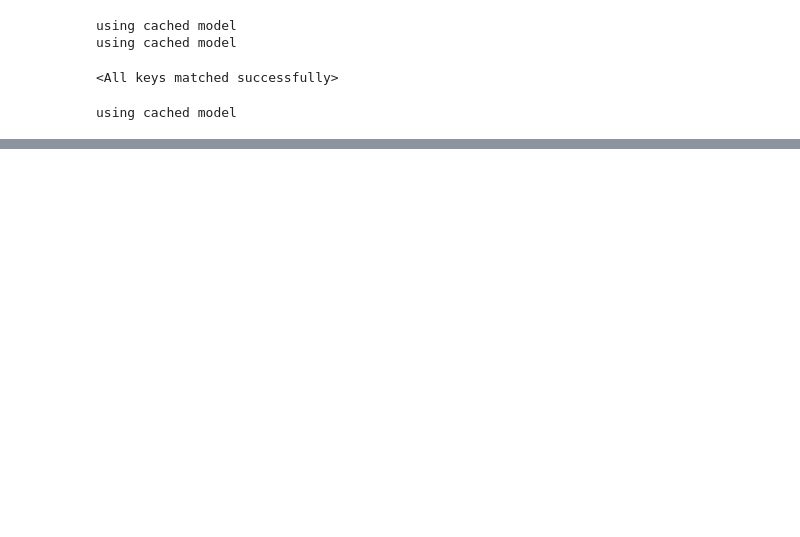
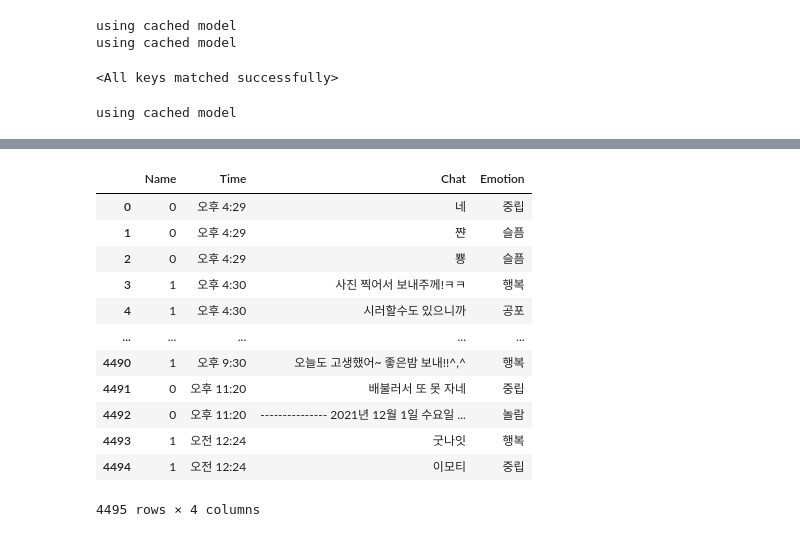
Before and after one commit to tigerak/kakao, a Jupyter notebook: Test.ipynb, the cells around one changed output, grey strips where cells are left out. Saved outputs shown, nothing was run; the diff lists cells and outputs as text; code cells hidden in the pictures; blank space fills up the shorter version.

```diff
--- a/Test.ipynb
+++ b/Test.ipynb
@@ -128,0 +229,16 @@ data_list = []
+# %%
+data
+# %% [output]
+|  | Name | Time | Chat | Emotion |
+| 0 | 0 | 오후 4:29 | 네 | 중립 |
+| 1 | 0 | 오후 4:29 | 쨘 | 슬픔 |
+| 2 | 0 | 오후 4:29 | 뿅 | 슬픔 |
+| 3 | 1 | 오후 4:30 | 사진 찍어서 보내주께!ㅋㅋ | 행복 |
+| 4 | 1 | 오후 4:30 | 시러할수도 있으니까 | 공포 |
+| ... | ... | ... | ... | ... |
+| 4490 | 1 | 오후 9:30 | 오늘도 고생했어~ 좋은밤 보내!!^,^ | 행복 |
+| 4491 | 0 | 오후 11:20 | 배불러서 또 못 자네 | 중립 |
+| 4492 | 0 | 오후 11:20 | --------------- 2021년 12월 1일 수요일 ... | 놀람 |
+| 4493 | 1 | 오전 12:24 | 굿나잇 | 행복 |
+| 4494 | 1 | 오전 12:24 | 이모티 | 중립 |
+4495 rows × 4 columns
```
Also changed, not shown: parts of 19 cells of this notebook, 1 other file.
